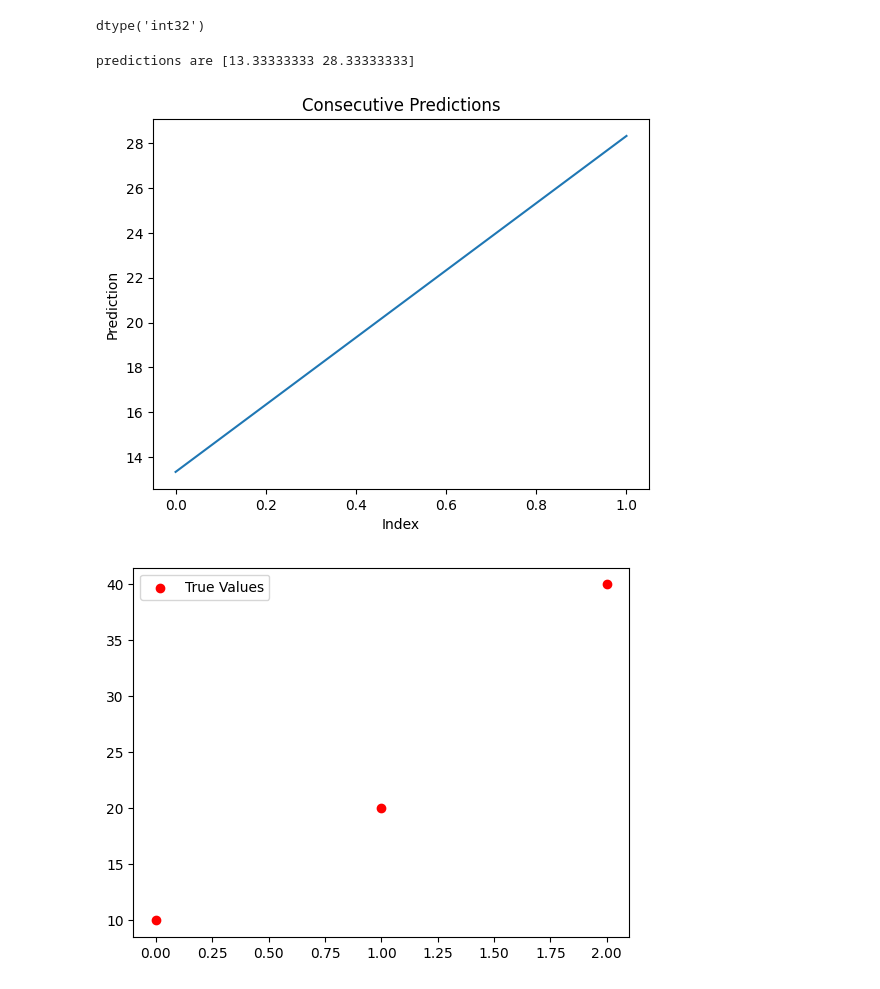
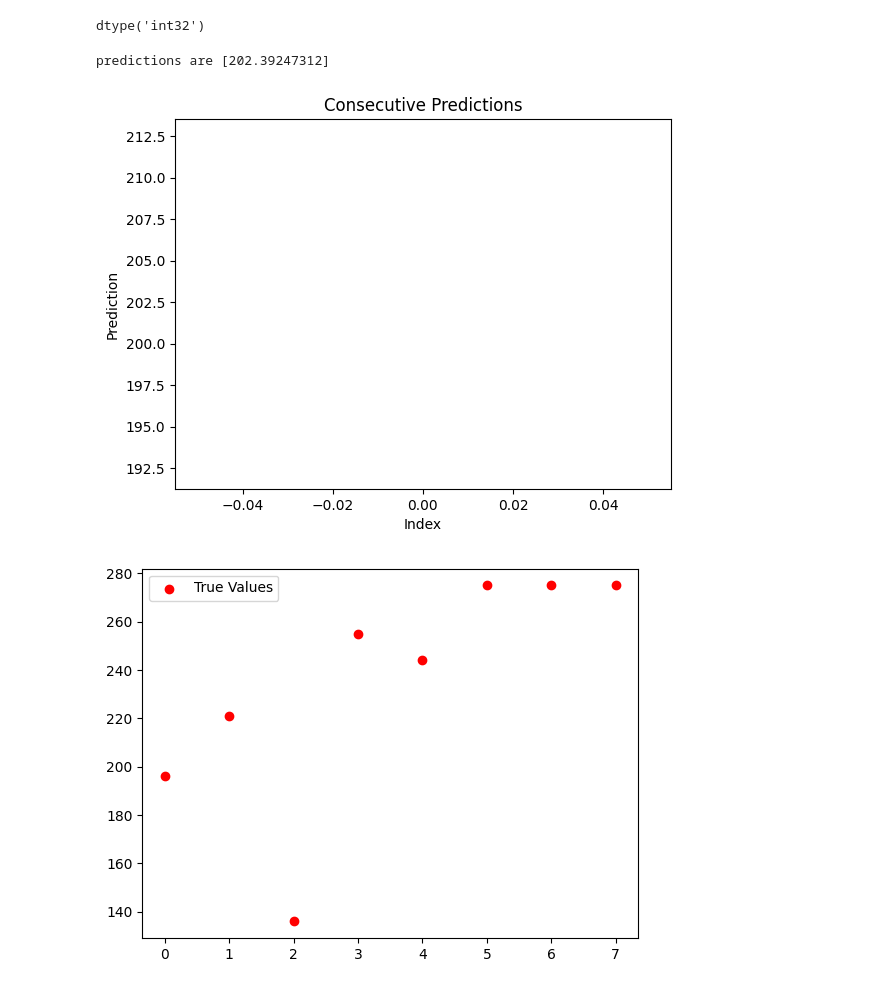
Before and after one commit to sayanjit26/pydev, a Jupyter notebook: note1.ipynb, the cells around one changed output. Drawn from its saved outputs; the diff is of its cells as text; code cells hidden in the pictures.

Commit message:
C02 emmisions of cars as per engine size and cylinders

```diff
--- a/note1.ipynb
+++ b/note1.ipynb
@@ -13,34 +13,36 @@ dtype('int32')
 # %%
 from sklearn.linear_model import LinearRegression
 import numpy as np
 
 # Assuming you have your input features X and target variable y
-X = np.array([[1, 2, 3], [4, 5, 6], [7, 8, 9]])
-y = np.array([10, 20, 40 ])
+X1_engine_size_cylinders = np.array([[2.0,4],[2.4,4],[1.5,4],[3.5,6],[3.5,4],[3.5,6],[3.7,5],[3.7,5]])
+
+y = np.array([196,221,136,255,244,275,275,275])
 
 # Create a linear regression model
 model = LinearRegression()
 
 # Fit the model to the data
-model.fit(X, y)
+model.fit(X1_engine_size_cylinders, y)
 
 # Predict the target variable for new input features
-new_X = np.array([[2, 3, 4], [5, 6, 7]])
-predictions = model.predict(new_X)
+new_X1 = np.array([[2.4,4]])
+
+predictions = model.predict(new_X1)
 
 print(f'predictions are {predictions}')
 import matplotlib.pyplot as plt
 
 # Plot the consecutive predictions
 plt.plot(predictions)
 plt.xlabel('Index')
 plt.ylabel('Prediction')
 plt.title('Consecutive Predictions')
 plt.show()
 plt.scatter(range(len(y)), y, color='red', label='True Values')
 plt.legend()
 plt.show()
 # %% [output]
-predictions are [13.33333333 28.33333333]
+predictions are [202.39247312]
-[figure, old version]
+[figure, new version]
-[figure, old version]
+[figure, new version]
```
